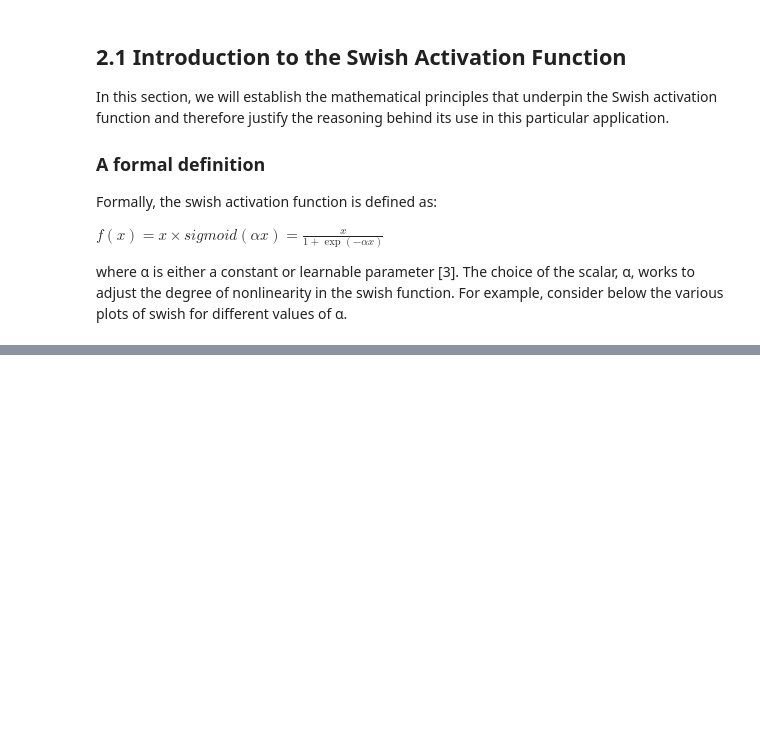
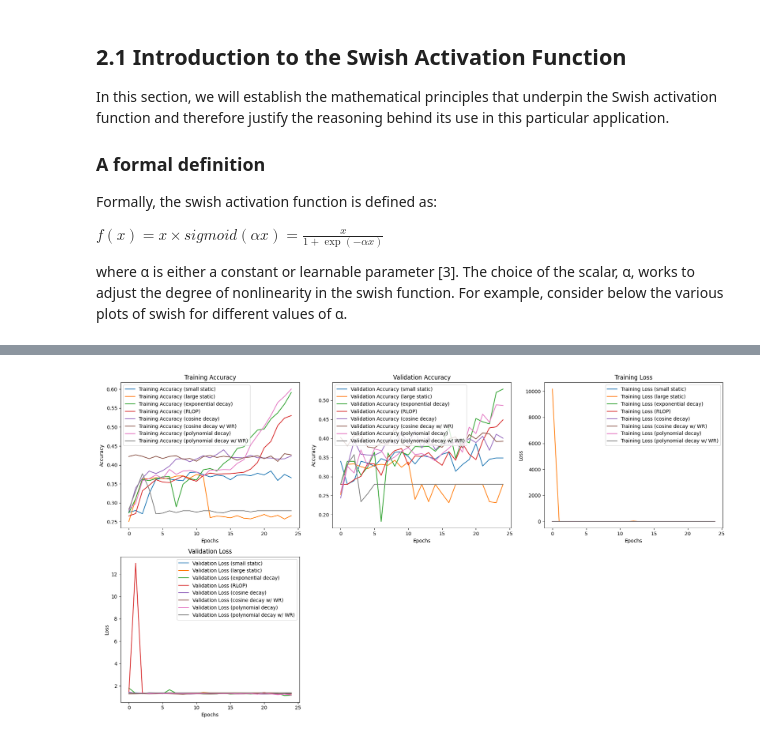
Before and after one commit to shrey1411/dst-group-project-2, a Jupyter notebook: MarkM/Swish_research.ipynb, the cells around one changed output, grey strips where cells are left out. Cells and saved outputs as stored; diff of their text form; code cells hidden in the pictures; blank space fills up the shorter version.

```diff
--- a/MarkM/Swish_research.ipynb
+++ b/MarkM/Swish_research.ipynb
@@ -693,0 +724,15 @@ KeyboardInterrupt:
+# %%
+lr_scheduler = tf.keras.callbacks.ReduceLROnPlateau(
+    monitor='val_loss',        # Metric to monitor (e.g., validation loss)
+    factor=0.5,                # Factor by which to reduce the learning rate
+    patience=3,               # Number of epochs with no improvement after which learning rate is reduced
+    min_lr=1e-6,               # Minimum learning rate, it won't go lower than this value
+    verbose=0
+)
+
+RLOP_model = create_vgg16_swish_model()
+history_rlop = RLOP_model.fit(train_generator,
+          epochs=epoch_count,
+          validation_data=validation_generator,
+          callbacks=[lr_scheduler, display_lr],  # Add the scheduler as a callback
+          verbose=1)
@@ -693,0 +903,21 @@ KeyboardInterrupt:
+# %%
+end_learning_rate = 0.0001  # The final learning rate at the end of decay
+power = 2  # Polynomial power, typically set to 1.0
+
+lr_scheduler = tf.keras.optimizers.schedules.PolynomialDecay(
+    initial_learning_rate=initial_learning_rate,
+    decay_steps=decay_steps,
+    end_learning_rate=end_learning_rate,
+    power=power,
+)
+
+# Create and compile the model
+poly_model = create_vgg16_swish_model(lr_scheduler=lr_scheduler)
+
+# Train the model
+history_poly = poly_model.fit(
+    train_generator,
+    epochs=epoch_count,
+    validation_data=validation_generator,
+    callbacks=[display_lr]
+)
@@ -693,0 +1008,5 @@ KeyboardInterrupt:
+# %%
+large_static_model = create_vgg16_swish_model(initial_learning_rate=0.01)
+history_largestat = large_static_model.fit(train_generator,
+                    epochs=epoch_count,
+                    validation_data=validation_generator, callbacks=[display_lr])
@@ -693,0 +1035,6 @@ KeyboardInterrupt:
+# %%
+all_results = [history, history_largestat, history_exp, history_rlop, history_cos, history_cosr, history_poly, history_polyr]
+labels = ['small static','large static', 'exponential decay', 'RLOP', 'cosine decay', 'cosine decay w/ WR', 'polynomial decay', 'polynomial decay w/ WR']
+plot_training_history_multiple_models(all_results, labels)
+# %% [output]
+[figure, added]
```
Also changed, not shown: parts of 125 cells of this notebook.
